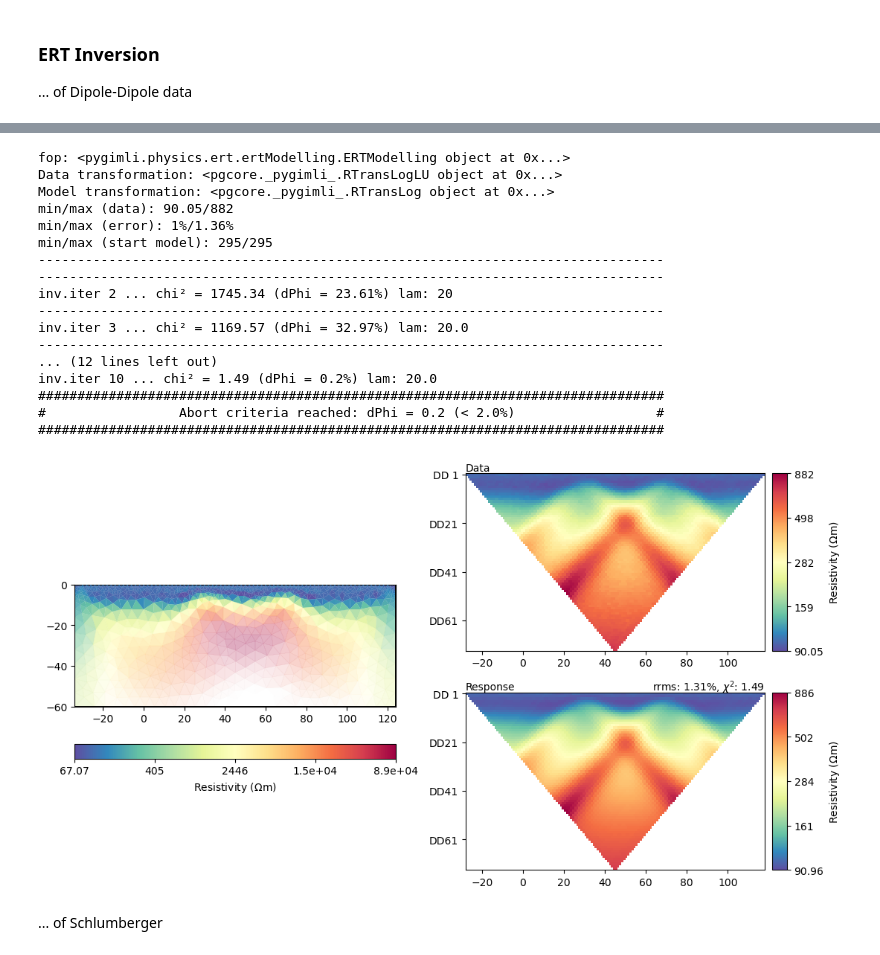
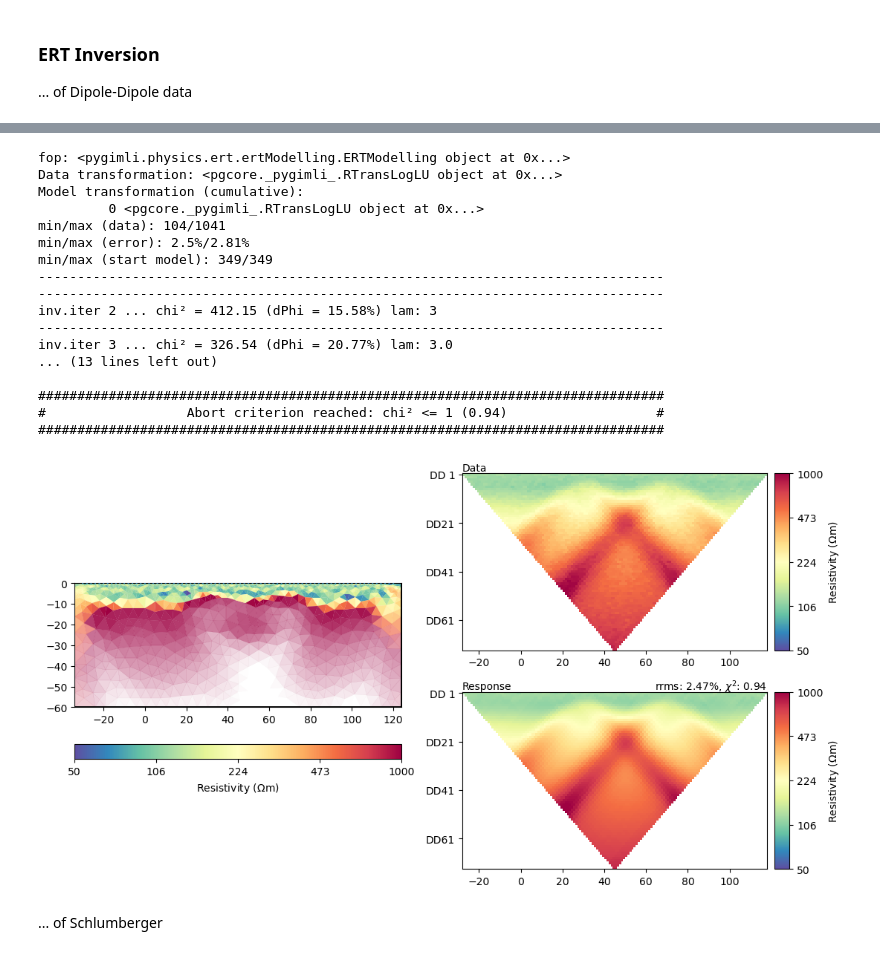
Before and after one commit to ZiegAnt/ResearchModule, a Jupyter notebook: RM_pygimli_Inversions.ipynb, the cells around one changed output, grey strips where cells are left out. Cells and saved outputs as stored; diff of their text form; code cells hidden in the pictures.

```diff
--- a/RM_pygimli_Inversions.ipynb
+++ b/RM_pygimli_Inversions.ipynb
@@ -36,6 +36,15 @@ fn_ert_dd  = 'SyntheticData/ert_data_dd.dat'
 fn_ert_slm = 'SyntheticData/ert_data_slm.dat'
 fn_ert_wa  = 'SyntheticData/ert_data_wa.dat'
 fn_tt      = 'SyntheticData/tt_data.dat'
+
+# Limits for ert display
+rmin = 5e1
+rmax = 1e4 # for displaying true resistivity
+ramax = 1e3 # for displaying apparent resistivity
+
+# Limits for tt display
+vmin = 500
+vmax = 3500
 # %% [markdown]
 ### Load Mesh for comparison
 # %%
@@ -67,8 +76,9 @@ ert_data_dd = ert.load(fn_ert_dd)
 #mgr_dd.showData(ert_data_dd)
 
 # Inverting data
-inv_dd = mgr_dd.invert(lam=20, secNodes=2, paraMaxCellSize=20, verbose=True)
+inv_dd = mgr_dd.invert(lam=3, zWeight=0.3, secNodes=2, paraMaxCellSize=20, verbose=True)
 
 # Show results
-mgr_dd.showResultAndFit();
+mgr_dd.showResultAndFit(cMin=rmin, cMax=ramax);
+plt.savefig('Images/ERT_DD_RF.png')
 # %% [output]
@@ -82,21 +92,21 @@ mgr_dd.showResultAndFit();
 fop: <pygimli.physics.ert.ertModelling.ERTModelling object at 0x...>
 Data transformation: <pgcore._pygimli_.RTransLogLU object at 0x...>
-Model transformation: <pgcore._pygimli_.RTransLog object at 0x...>
-min/max (data): 90.05/882
-min/max (error): 1%/1.36%
-min/max (start model): 295/295
+Model transformation (cumulative):
+         0 <pgcore._pygimli_.RTransLogLU object at 0x...>
+min/max (data): 104/1041
+min/max (error): 2.5%/2.81%
+min/max (start model): 349/349
 --------------------------------------------------------------------------------
 --------------------------------------------------------------------------------
-inv.iter 2 ... chi² = 1745.34 (dPhi = 23.61%) lam: 20
+inv.iter 2 ... chi² = 412.15 (dPhi = 15.58%) lam: 3
 --------------------------------------------------------------------------------
-inv.iter 3 ... chi² = 1169.57 (dPhi = 32.97%) lam: 20.0
---------------------------------------------------------------------------------
-... (12 lines left out)
-inv.iter 10 ... chi² = 1.49 (dPhi = 0.2%) lam: 20.0
+inv.iter 3 ... chi² = 326.54 (dPhi = 20.77%) lam: 3.0
+... (13 lines left out)
+
 ################################################################################
-#                 Abort criteria reached: dPhi = 0.2 (< 2.0%)                  #
+#                  Abort criterion reached: chi² <= 1 (0.94)                   #
 ################################################################################
-[figure, old version]
+[figure, new version]
 # %% [markdown]
 ... of Schlumberger
 # %%
```
Also changed, not shown: parts of 7 cells of this notebook, 23 other files.
